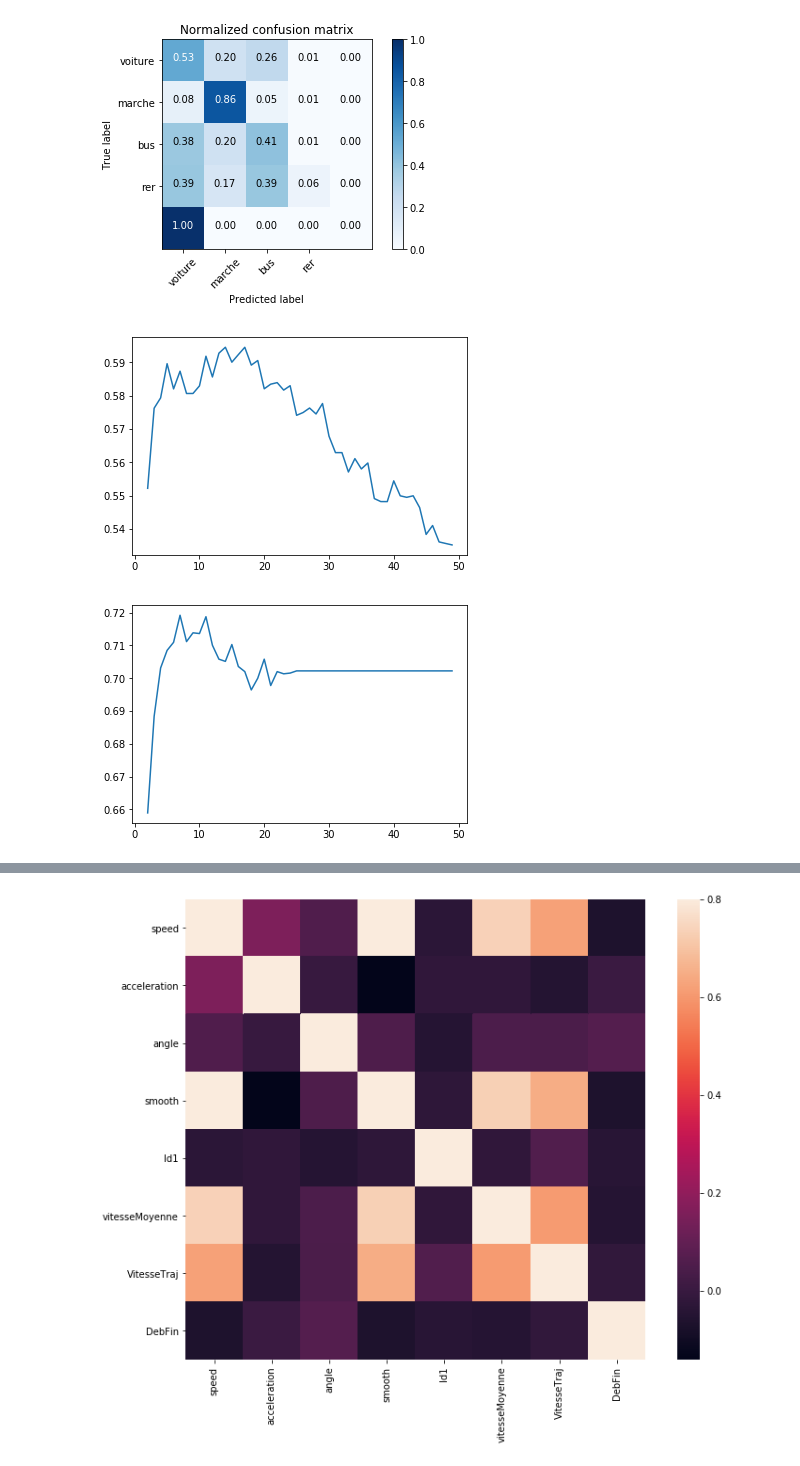
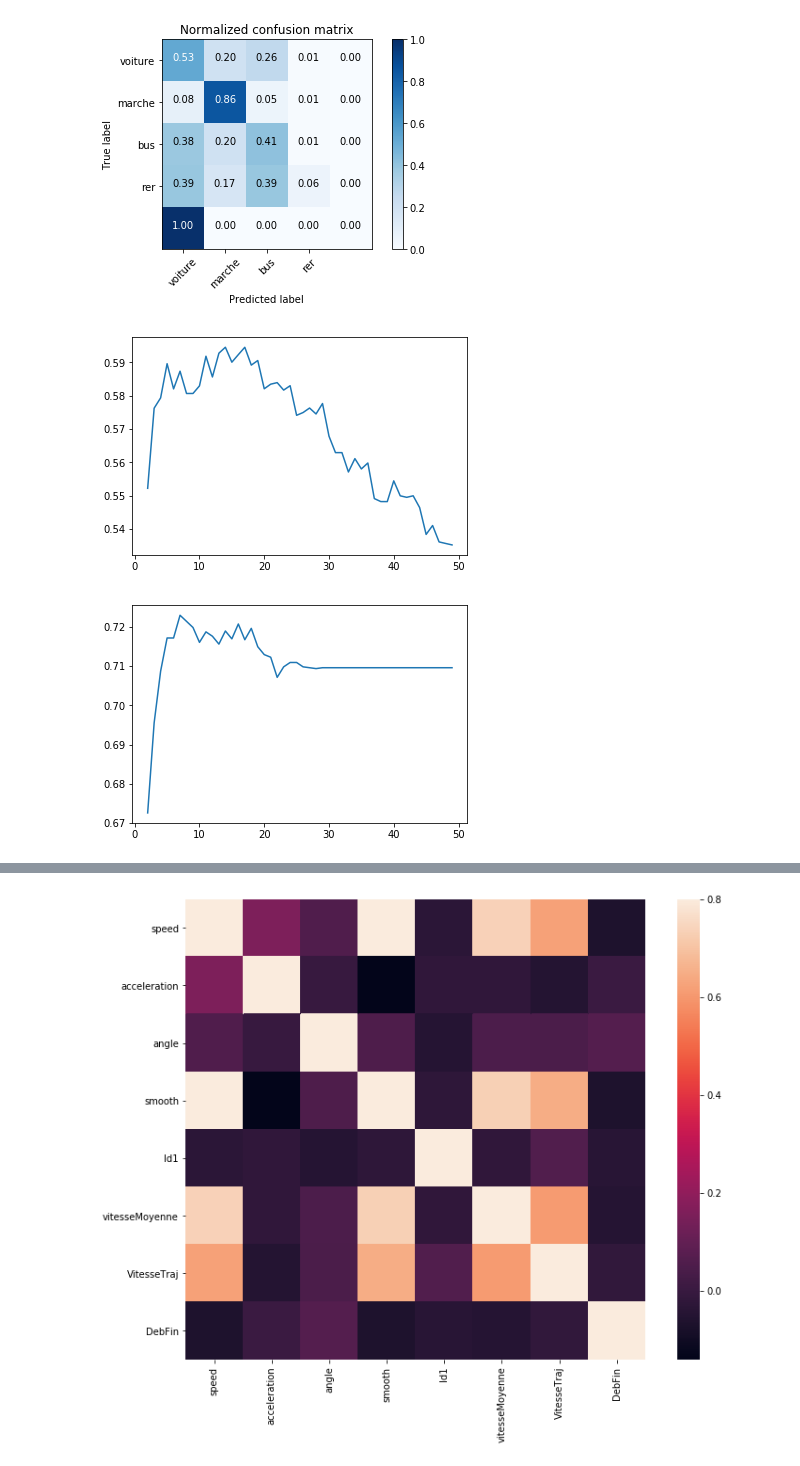
Before and after one commit to koper921/ProjetGps, a Jupyter notebook: Projet au propre avec Modif vitesse et acceleration.ipynb, the cells around one changed output, grey strips where cells are left out. Saved outputs shown, nothing was run; the diff lists cells and outputs as text; code cells hidden in the pictures.

```diff
--- a/Projet au propre avec Modif vitesse et acceleration.ipynb
+++ b/Projet au propre avec Modif vitesse et acceleration.ipynb
@@ -1217,7 +1217,7 @@ Normalized confusion matrix
 #df_essai= df_1[['speed',  'acceleration','angle','DebFin','Id1','smooth']] 70.8% de précision
 #vitesseMoyenne  et vitesseTraj mauvaise variables fait perdre en précision
 
-df_essai= df_1[['speed',  'acceleration','angle','DebFin','Id1','smooth', 'Cluster']]
+df_essai= df_1[['speed',  'acceleration','angle','DebFin','Id1','smooth']]
 #df_essai= df_3[['speed',  'acceleration','angle','smooth','Id1']]
 df_essai = df_essai[np.isfinite(df_essai['acceleration'])]
 #df_essai = df_essai[np.isfinite(df_essai['VitesseTraj'])]
@@ -1238,32 +1238,32 @@ for i in range(2,50):
     #print("Accuracy: %0.2f (+/- %0.2f)" % (scores.mean(), scores.std() * 2))
     resultat.append(scores.mean())
 
 plot(index,resultat)
 plt.show()
 del index
 del resultat
 index= []
 resultat=[]
 
 
 from sklearn.ensemble import RandomForestClassifier
 from sklearn.datasets import make_classification
 
 
 
 
 for i in range(2,50):
     index.append(i)
-    clf = RandomForestClassifier(max_depth=i, random_state=0)
+    clf = RandomForestClassifier(max_depth=i,n_estimators=40, random_state=0)
     cv = ShuffleSplit(n_splits=10, test_size=0.2, random_state=0)
 
     scores = cross_val_score(clf, X, y, cv=cv)
     #print(scores)
     #print("Accuracy: %0.2f (+/- %0.2f)" % (scores.mean(), scores.std() * 2))
     resultat.append(scores.mean())
 
 plot(index,resultat)
 plt.show()
 # %% [output]
 [figure]
-[figure, old version]
+[figure, new version]
```
Also changed, not shown: parts of 3 cells of this notebook, 1 other file.
